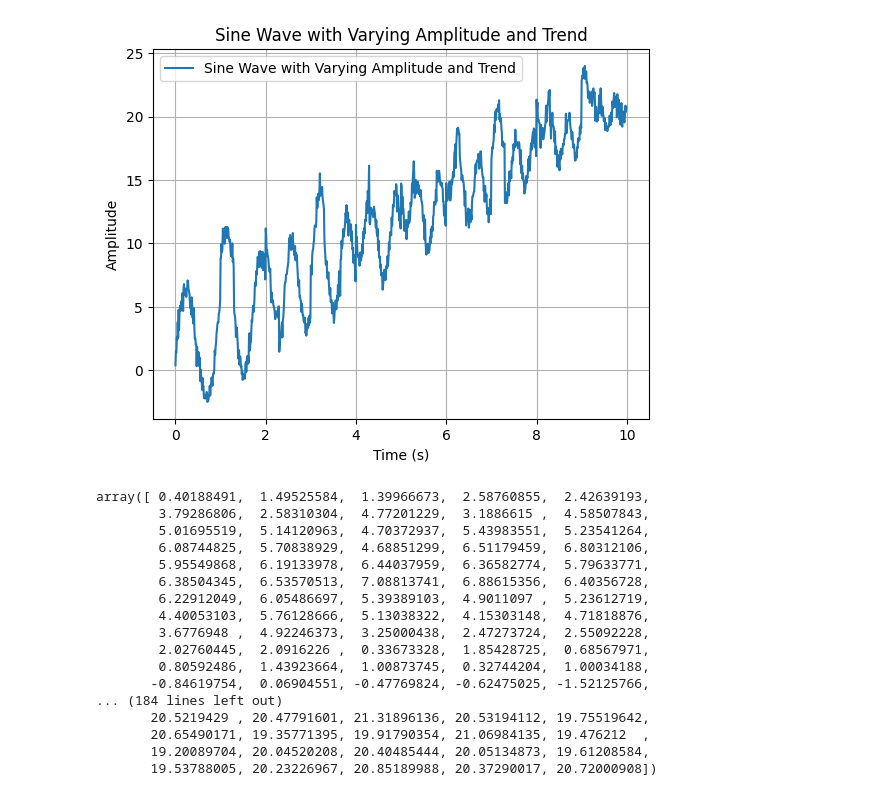
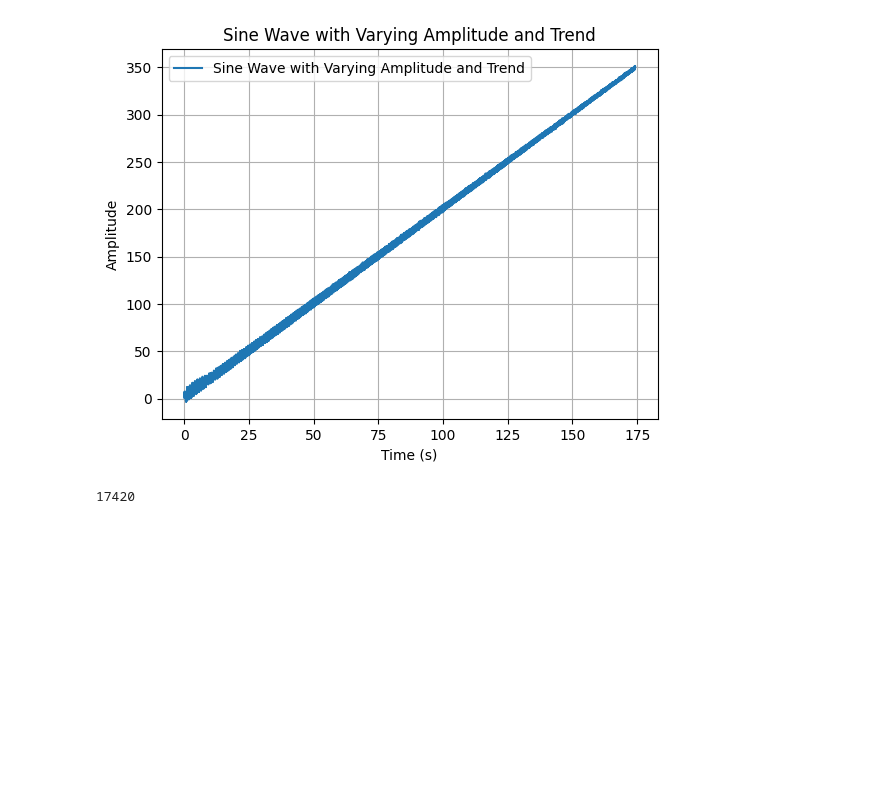
Before and after one commit to LiSiruiRay/Autoformer, a Jupyter notebook: Untitled.ipynb, the cells around one changed output. Drawn from its saved outputs; the diff is of its cells as text; code cells hidden in the pictures; blank space fills up the shorter version.

```diff
--- a/Untitled.ipynb
+++ b/Untitled.ipynb
@@ -2,10 +2,10 @@
 import numpy as np
 import matplotlib.pyplot as pyplot
 
-def get_sin():
+def get_sin(num_points: int = 1000):
     # Parameters
     #frequency = 1.0  # Frequency of the sine wave
-    duration = 10.0   # Duration of the sine wave in seconds
+    duration = num_points/100   # Duration of the sine wave in seconds
     sample_rate = 100  # Sampling rate (samples per second)
 
     # Generate a time vector
@@ -17,7 +17,7 @@ def get_sin():
     amplitude1 = np.linspace(5, 1, len(t))  # Decreasing amplitude
     sine_wave1 = amplitude1 * np.sin(2 * np.pi * frequency * t)
     line1      = 2*t+1
-    noise = np.random.normal(0, 1, 1000)
+    noise = np.random.normal(0, 1, num_points)
 
     signal1    = sine_wave1 + line1+0.5*noise
 
@@ -35,23 +35,11 @@ def get_sin():
     pyplot.show()
     return signal1
 # %%
-get_sin()
+num_points = 17420
+result = get_sin(num_points = num_points)
 # %% [output]
-[figure, old version]
+[figure, new version]
-array([ 0.40188491,  1.49525584,  1.39966673,  2.58760855,  2.42639193,
-        3.79286806,  2.58310304,  4.77201229,  3.1886615 ,  4.58507843,
-        5.01695519,  5.14120963,  4.70372937,  5.43983551,  5.23541264,
-        6.08744825,  5.70838929,  4.68851299,  6.51179459,  6.80312106,
-        5.95549868,  6.19133978,  6.44037959,  6.36582774,  5.79633771,
-        6.38504345,  6.53570513,  7.08813741,  6.88615356,  6.40356728,
-        6.22912049,  6.05486697,  5.39389103,  4.9011097 ,  5.23612719,
-        4.40053103,  5.76128666,  5.13038322,  4.15303148,  4.71818876,
-        3.6776948 ,  4.92246373,  3.25000438,  2.47273724,  2.55092228,
-        2.02760445,  2.0916226 ,  0.33673328,  1.85428725,  0.68567971,
-        0.80592486,  1.43923664,  1.00873745,  0.32744204,  1.00034188,
-       -0.84619754,  0.06904551, -0.47769824, -0.62475025, -1.52125766,
-... (184 lines left out)
-       20.5219429 , 20.47791601, 21.31896136, 20.53194112, 19.75519642,
-       20.65490171, 19.35771395, 19.91790354, 21.06984135, 19.476212  ,
-       19.20089704, 20.04520208, 20.40485444, 20.05134873, 19.61208584,
-       19.53788005, 20.23226967, 20.85189988, 20.37290017, 20.72000908])
+# %%
+len(result)
+# %% [output]
+17420
```
Also changed, not shown: 2 other files.
